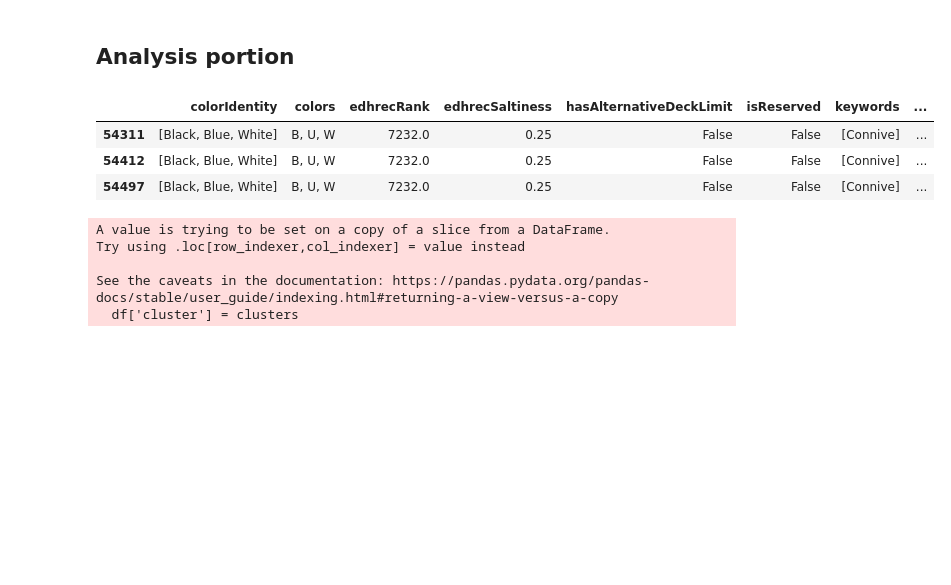
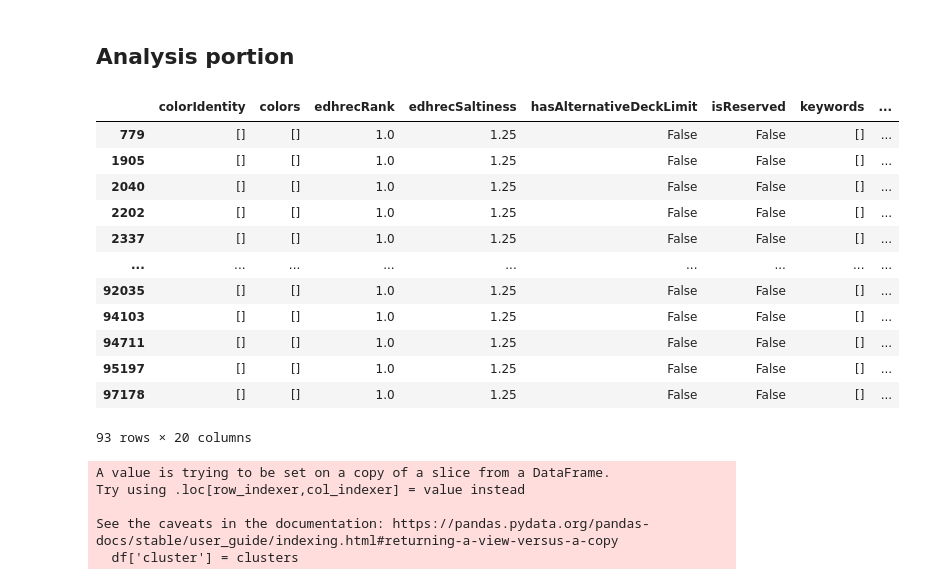
Before and after one commit to rockandfire/DataMiningProjectFa24, a Jupyter notebook: DataMiningProject.ipynb, the cells around one changed output. Saved outputs shown, nothing was run; the diff lists cells and outputs as text; code cells hidden in the pictures; blank space fills up the shorter version.

```diff
--- a/DataMiningProject.ipynb
+++ b/DataMiningProject.ipynb
@@ -130,12 +130,21 @@ def card_cleanup(df):
 # %%
 df = card_cleanup(df_raw)
 # %%
-df[df['name'] == 'Kamiz, Obscura Oculus']
+df[df['name'] == "Yuriko, the Tiger's Shadow"]
 # %% [output]
 |  | colorIdentity | colors | edhrecRank | edhrecSaltiness | hasAlternativeDeckLimit | isReserved | keywords | ... |
-| 54311 | [Black, Blue, White] | B, U, W | 7232.0 | 0.25 | False | False | [Connive] | ... |
-| 54412 | [Black, Blue, White] | B, U, W | 7232.0 | 0.25 | False | False | [Connive] | ... |
-| 54497 | [Black, Blue, White] | B, U, W | 7232.0 | 0.25 | False | False | [Connive] | ... |
+| 779 | [] | [] | 1.0 | 1.25 | False | False | [] | ... |
+| 1905 | [] | [] | 1.0 | 1.25 | False | False | [] | ... |
+| 2040 | [] | [] | 1.0 | 1.25 | False | False | [] | ... |
+| 2202 | [] | [] | 1.0 | 1.25 | False | False | [] | ... |
+| 2337 | [] | [] | 1.0 | 1.25 | False | False | [] | ... |
+| ... | ... | ... | ... | ... | ... | ... | ... | ... |
+| 92035 | [] | [] | 1.0 | 1.25 | False | False | [] | ... |
+| 94103 | [] | [] | 1.0 | 1.25 | False | False | [] | ... |
+| 94711 | [] | [] | 1.0 | 1.25 | False | False | [] | ... |
+| 95197 | [] | [] | 1.0 | 1.25 | False | False | [] | ... |
+| 97178 | [] | [] | 1.0 | 1.25 | False | False | [] | ... |
+93 rows × 20 columns
 # %%
 # Perform clustering
 clusters = cluster_cards(features)
```
Also changed, not shown: 1 other file.
